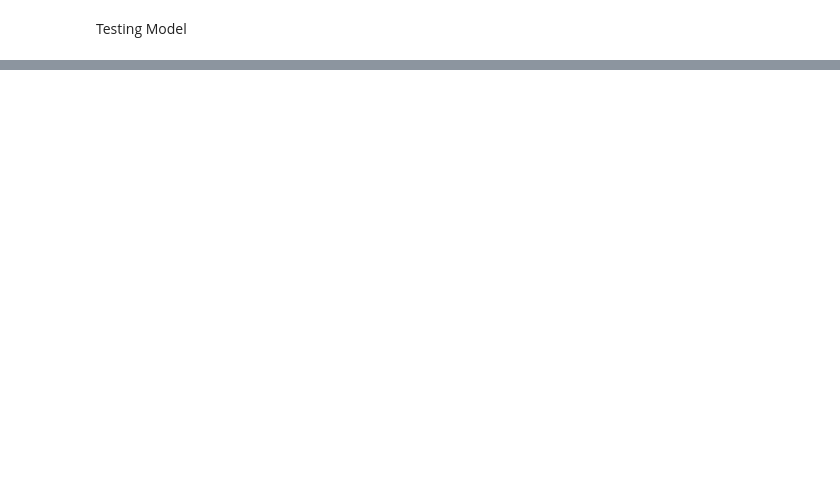
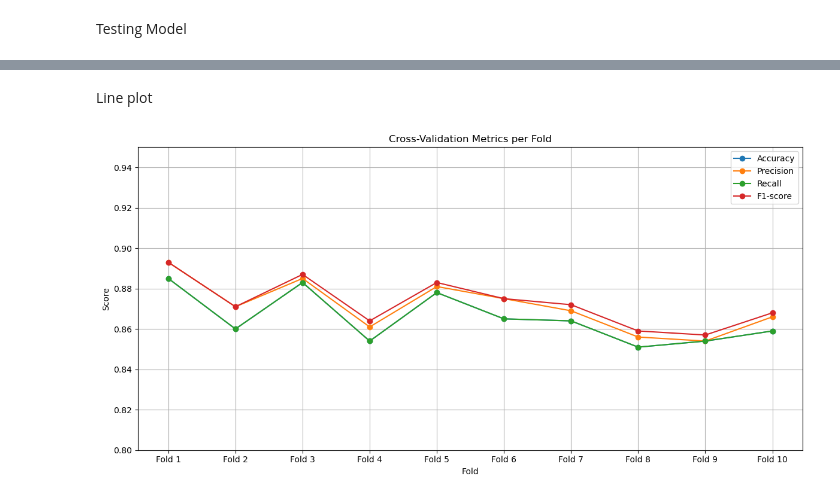
Before and after one commit to acoramadan/Asd-classification, a Jupyter notebook: notebook/notebook_ml.ipynb, the cells around one changed output, grey strips where cells are left out. Saved outputs shown, nothing was run; the diff lists cells and outputs as text; code cells hidden in the pictures; blank space fills up the shorter version.

```diff
--- a/notebook/notebook_ml.ipynb
+++ b/notebook/notebook_ml.ipynb
@@ -244,0 +334,23 @@ print(f"Predicted label: {predicted_label}")
+# %% [markdown]
+Line plot
+# %%
+accuracy = [0.885, 0.860, 0.883, 0.854, 0.878, 0.865, 0.864, 0.851, 0.854, 0.859]
+precision = [0.893, 0.871, 0.885, 0.861, 0.881, 0.875, 0.869, 0.856, 0.854, 0.866]
+recall = [0.885, 0.860, 0.883, 0.854, 0.878, 0.865, 0.864, 0.851, 0.854, 0.859]
+f1 = [0.893, 0.871, 0.887, 0.864, 0.883, 0.875, 0.872, 0.859, 0.857, 0.868]
+
+plt.figure(figsize=(12, 6))
+plt.plot(folds, accuracy, label='Accuracy', marker='o')
+plt.plot(folds, precision, label='Precision', marker='o')
+plt.plot(folds, recall, label='Recall', marker='o')
+plt.plot(folds, f1, label='F1-score', marker='o')
+plt.title('Cross-Validation Metrics per Fold')
+plt.xlabel('Fold')
+plt.ylabel('Score')
+plt.ylim(0.8, 0.95)
+plt.legend()
+plt.grid(True)
+plt.tight_layout()
+plt.show()
+# %% [output]
+[figure, added]
```
Also changed, not shown: parts of 13 cells of this notebook.
